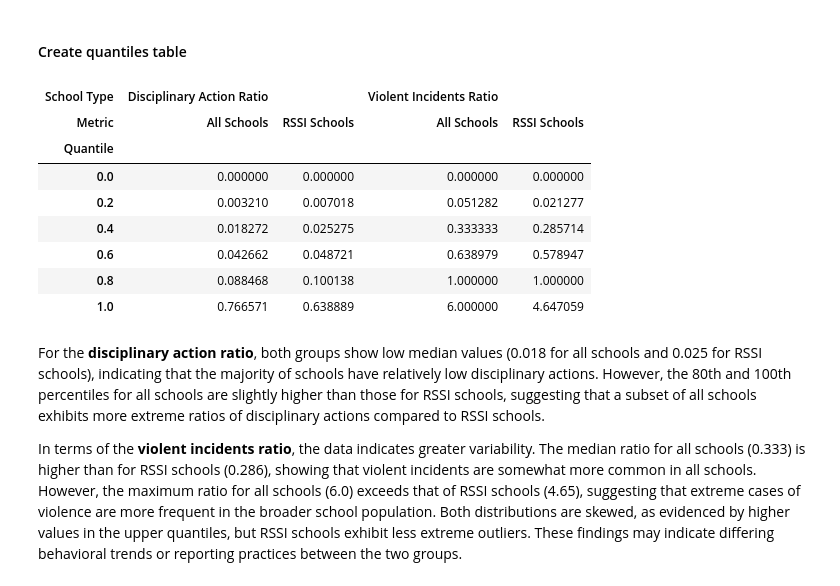
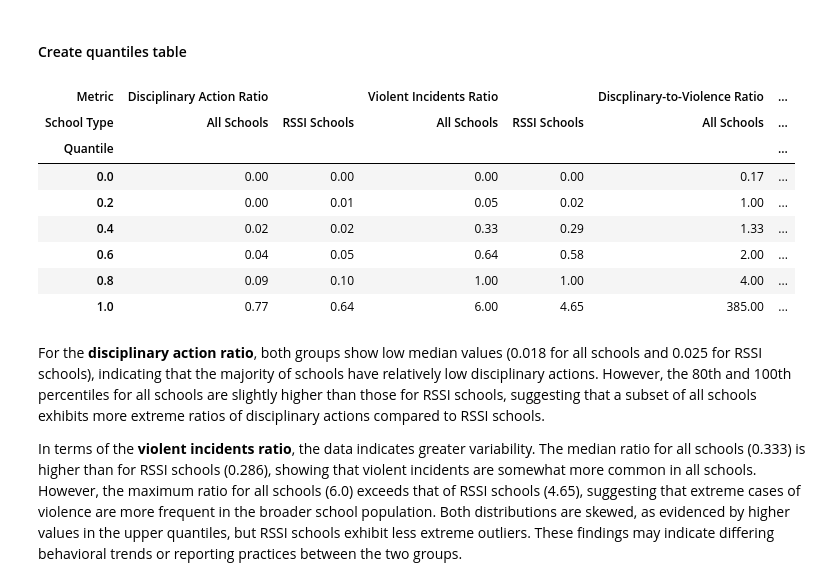
Before and after one commit to parliamentdata/rssi_discipline_analysis, a Jupyter notebook: discipline_analysis.ipynb, the cells around one changed output. Drawn from its saved outputs; the diff is of its cells as text; code cells hidden in the pictures.

```diff
--- a/discipline_analysis.ipynb
+++ b/discipline_analysis.ipynb
@@ -226,7 +365,14 @@ report_card_df = calculate_violent_inc_ratio(
     'num_stdnts_with_discipline_incidents', 'violent_incidents_ratio'
 )
 
+report_card_df = calculate_disciplinary_to_violence_ratio(
+    report_card_df, ['num_stdnts_with_discipline_incidents'],
+    ['num_disc_incdts_violent', 'num_disc_incdts_other'],
+    'disciplinary_to_violence_ratio'
+)
+
 report_card_df['disciplinary_action_ratio'] = pd.to_numeric(report_card_df['disciplinary_action_ratio'], errors='coerce')
 report_card_df['violent_incidents_ratio'] = pd.to_numeric(report_card_df['violent_incidents_ratio'], errors='coerce')
-report_card_df[['disciplinary_action_ratio', 'violent_incidents_ratio']].describe().round(2)
+report_card_df['disciplinary_to_violence_ratio'] = pd.to_numeric(report_card_df['disciplinary_to_violence_ratio'], errors='coerce')
+report_card_df[['disciplinary_action_ratio', 'violent_incidents_ratio', 'disciplinary_to_violence_ratio']].describe().round(2)
 # %% [output]
@@ -259,7 +405,14 @@ rssi_schools_df = calculate_violent_inc_ratio(
     'num_stdnts_with_discipline_incidents', 'violent_incidents_ratio'
 )
 
+rssi_schools_df = calculate_disciplinary_to_violence_ratio(
+    rssi_schools_df, ['num_stdnts_with_discipline_incidents'],
+    ['num_disc_incdts_violent', 'num_disc_incdts_other'],
+    'disciplinary_to_violence_ratio'
+)
+
 rssi_schools_df['disciplinary_action_ratio'] = pd.to_numeric(rssi_schools_df['disciplinary_action_ratio'], errors='coerce')
 rssi_schools_df['violent_incidents_ratio'] = pd.to_numeric(rssi_schools_df['violent_incidents_ratio'], errors='coerce')
-rssi_schools_df[['disciplinary_action_ratio', 'violent_incidents_ratio']].describe().round(2)
+rssi_schools_df['disciplinary_to_violence_ratio'] = pd.to_numeric(rssi_schools_df['disciplinary_to_violence_ratio'], errors='coerce')
+rssi_schools_df[['disciplinary_action_ratio', 'violent_incidents_ratio', 'disciplinary_to_violence_ratio']].describe().round(2)
 # %% [output]
@@ -279,45 +432,52 @@ For **violent incidents**, the mean for RSSI schools is 0.55, slightly lower tha
 # %% [markdown]
 #### Quantile calculations
 # %%
-all_schools_disciplinary_quantiles = report_card_df['disciplinary_action_ratio'].quantile([0, 0.2, 0.4, 0.6, 0.8, 1])
-all_schools_violent_quantiles = report_card_df['violent_incidents_ratio'].quantile([0, 0.2, 0.4, 0.6, 0.8, 1])
+all_schools_disciplinary_quantiles = report_card_df['disciplinary_action_ratio'].quantile([0, 0.2, 0.4, 0.6, 0.8, 1]).round(2)
+all_schools_violent_quantiles = report_card_df['violent_incidents_ratio'].quantile([0, 0.2, 0.4, 0.6, 0.8, 1]).round(2)
+all_schools_disciplinary_to_violence_quantiles = report_card_df['disciplinary_to_violence_ratio'].quantile([0, 0.2, 0.4, 0.6, 0.8, 1]).round(2)
 
-rssi_disciplinary_quantiles = rssi_schools_df['disciplinary_action_ratio'].quantile([0, 0.2, 0.4, 0.6, 0.8, 1])
-rssi_violent_quantiles = rssi_schools_df['violent_incidents_ratio'].quantile([0, 0.2, 0.4, 0.6, 0.8, 1])
+rssi_disciplinary_quantiles = rssi_schools_df['disciplinary_action_ratio'].quantile([0, 0.2, 0.4, 0.6, 0.8, 1]).round(2)
+rssi_violent_quantiles = rssi_schools_df['violent_incidents_ratio'].quantile([0, 0.2, 0.4, 0.6, 0.8, 1]).round(2)
+rssi_disciplinary_to_violence_quantiles = rssi_schools_df['disciplinary_to_violence_ratio'].quantile([0, 0.2, 0.4, 0.6, 0.8, 1]).round(2)
 # %% [markdown]
 #### Create quantiles table
 # %%
 columns = pd.MultiIndex.from_product(
-    [['Disciplinary Action Ratio', 'Violent Incidents Ratio'],
+    [[
+        'Disciplinary Action Ratio', 'Violent Incidents Ratio',
+        'Discplinary-to-Violence Ratio'
+    ],
     ['All Schools', 'RSSI Schools'],],
-    names=['School Type', 'Metric']
+    names=['Metric', 'School Type']
 )
 
 quantiles_table = pd.DataFrame(
     data=np.array([
         all_schools_disciplinary_quantiles.values,
         rssi_disciplinary_quantiles.values,
         all_schools_violent_quantiles.values,
-        rssi_violent_quantiles.values
+        rssi_violent_quantiles.values,
+        all_schools_disciplinary_to_violence_quantiles.values,
+        rssi_disciplinary_to_violence_quantiles.values
 
     ]).T,
     columns=columns,
     index=all_schools_disciplinary_quantiles.index
 )
 
 quantiles_table.index.name = 'Quantile'
 
 display(quantiles_table)
 # %% [output]
-| School Type | Disciplinary Action Ratio |  | Violent Incidents Ratio |  |
-| Metric | All Schools | RSSI Schools | All Schools | RSSI Schools |
-| Quantile |  |  |  |  |
-| 0.0 | 0.000000 | 0.000000 | 0.000000 | 0.000000 |
-| 0.2 | 0.003210 | 0.007018 | 0.051282 | 0.021277 |
-| 0.4 | 0.018272 | 0.025275 | 0.333333 | 0.285714 |
-| 0.6 | 0.042662 | 0.048721 | 0.638979 | 0.578947 |
-| 0.8 | 0.088468 | 0.100138 | 1.000000 | 1.000000 |
-| 1.0 | 0.766571 | 0.638889 | 6.000000 | 4.647059 |
+| Metric | Disciplinary Action Ratio |  | Violent Incidents Ratio |  | Discplinary-to-Violence Ratio | ... |
+| School Type | All Schools | RSSI Schools | All Schools | RSSI Schools | All Schools | ... |
+| Quantile |  |  |  |  |  | ... |
+| 0.0 | 0.00 | 0.00 | 0.00 | 0.00 | 0.17 | ... |
+| 0.2 | 0.00 | 0.01 | 0.05 | 0.02 | 1.00 | ... |
+| 0.4 | 0.02 | 0.02 | 0.33 | 0.29 | 1.33 | ... |
+| 0.6 | 0.04 | 0.05 | 0.64 | 0.58 | 2.00 | ... |
+| 0.8 | 0.09 | 0.10 | 1.00 | 1.00 | 4.00 | ... |
+| 1.0 | 0.77 | 0.64 | 6.00 | 4.65 | 385.00 | ... |
 # %% [markdown]
 For the **disciplinary action ratio**, both groups show low median values (0.018 for all schools and 0.025 for RSSI schools), indicating that the majority of schools have relatively low disciplinary actions. However, the 80th and 100th percentiles for all schools are slightly higher than those for RSSI schools, suggesting that a subset of all schools exhibits more extreme ratios of disciplinary actions compared to RSSI schools.
 
```
Also changed, not shown: parts of 11 cells of this notebook, 1 other file.
